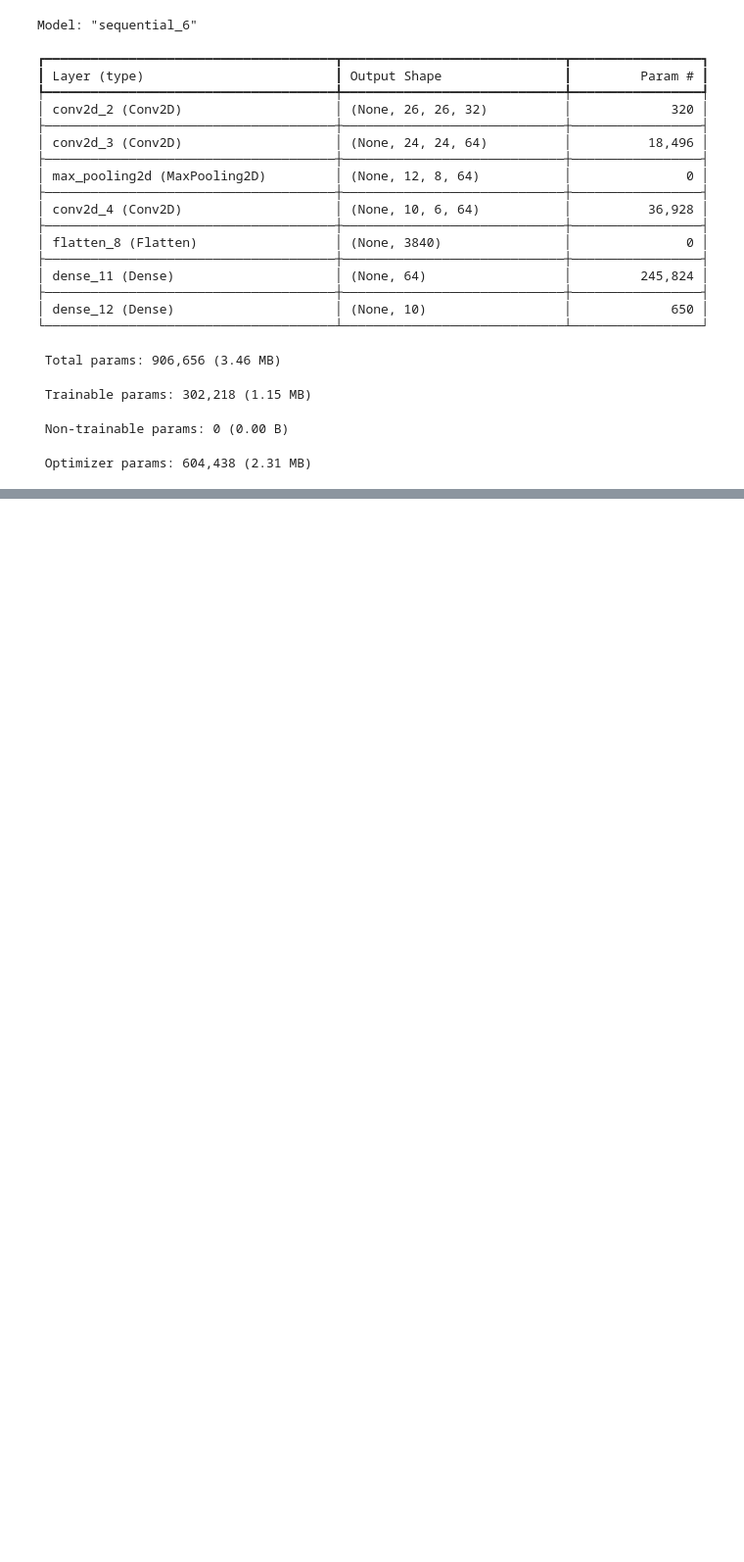
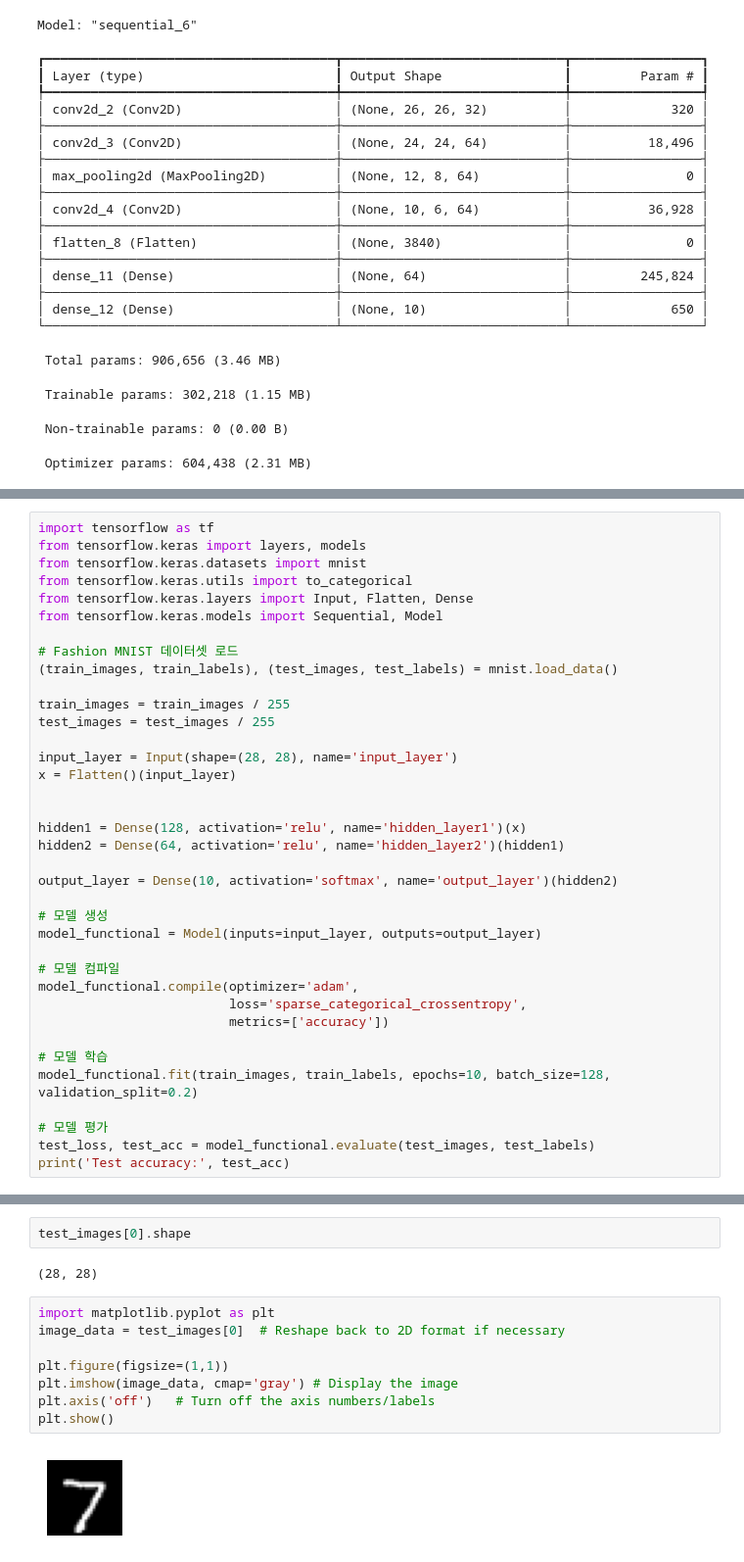
Before and after one commit to acegerrard/kita2404, a Jupyter notebook: M6_DeepLearning/M6_딥러닝_모델구축.ipynb, the cells around one changed output, grey strips where cells are left out. Shown: that part at 98% size. Cells and saved outputs as stored; diff of their text form; blank space fills up the shorter version.

```diff
--- a/M6_DeepLearning/M6_딥러닝_모델구축.ipynb
+++ b/M6_DeepLearning/M6_딥러닝_모델구축.ipynb
@@ -442,0 +524,37 @@ Model: "sequential_6"
+# %%
+import tensorflow as tf
+from tensorflow.keras import layers, models
+from tensorflow.keras.datasets import mnist
+from tensorflow.keras.utils import to_categorical
+from tensorflow.keras.layers import Input, Flatten, Dense
+from tensorflow.keras.models import Sequential, Model
+
+# Fashion MNIST 데이터셋 로드
+(train_images, train_labels), (test_images, test_labels) = mnist.load_data()
+
+train_images = train_images / 255
+test_images = test_images / 255
+
+input_layer = Input(shape=(28, 28), name='input_layer')
+x = Flatten()(input_layer)
+
+
+hidden1 = Dense(128, activation='relu', name='hidden_layer1')(x)
+hidden2 = Dense(64, activation='relu', name='hidden_layer2')(hidden1)
+
+output_layer = Dense(10, activation='softmax', name='output_layer')(hidden2)
+
+# 모델 생성
+model_functional = Model(inputs=input_layer, outputs=output_layer)
+
+# 모델 컴파일
+model_functional.compile(optimizer='adam',
+                         loss='sparse_categorical_crossentropy',
+                         metrics=['accuracy'])
+
+# 모델 학습
+model_functional.fit(train_images, train_labels, epochs=10, batch_size=128, validation_split=0.2)
+
+# 모델 평가
+test_loss, test_acc = model_functional.evaluate(test_images, test_labels)
+print('Test accuracy:', test_acc)
@@ -442,0 +604,14 @@ Model: "sequential_6"
+# %%
+test_images[0].shape
+# %% [output]
+(28, 28)
+# %%
+import matplotlib.pyplot as plt
+image_data = test_images[0]  # Reshape back to 2D format if necessary
+
+plt.figure(figsize=(1,1))
+plt.imshow(image_data, cmap='gray') # Display the image
+plt.axis('off')   # Turn off the axis numbers/labels
+plt.show()
+# %% [output]
+[figure, added]
```
Also changed, not shown: parts of 10 cells of this notebook.
